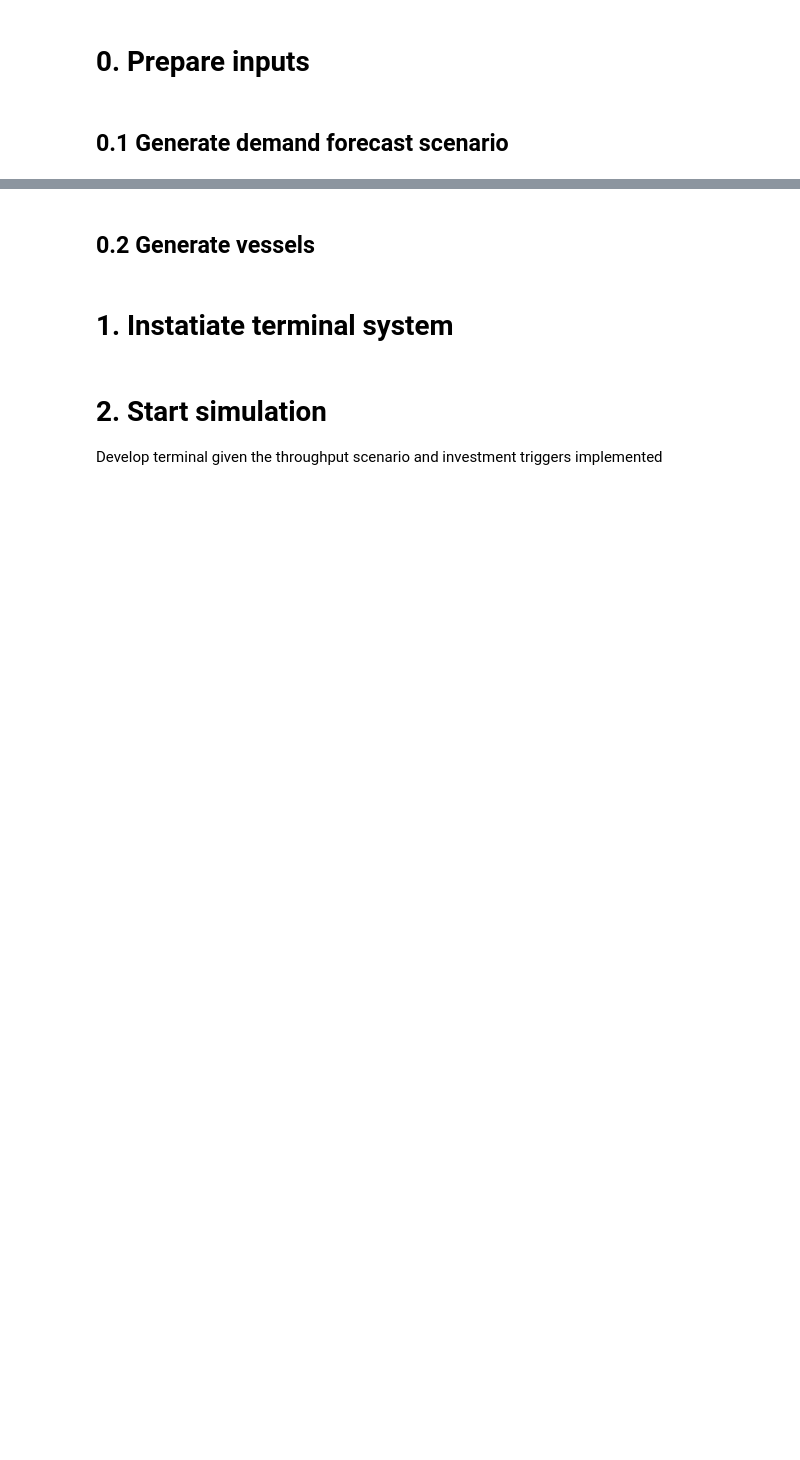
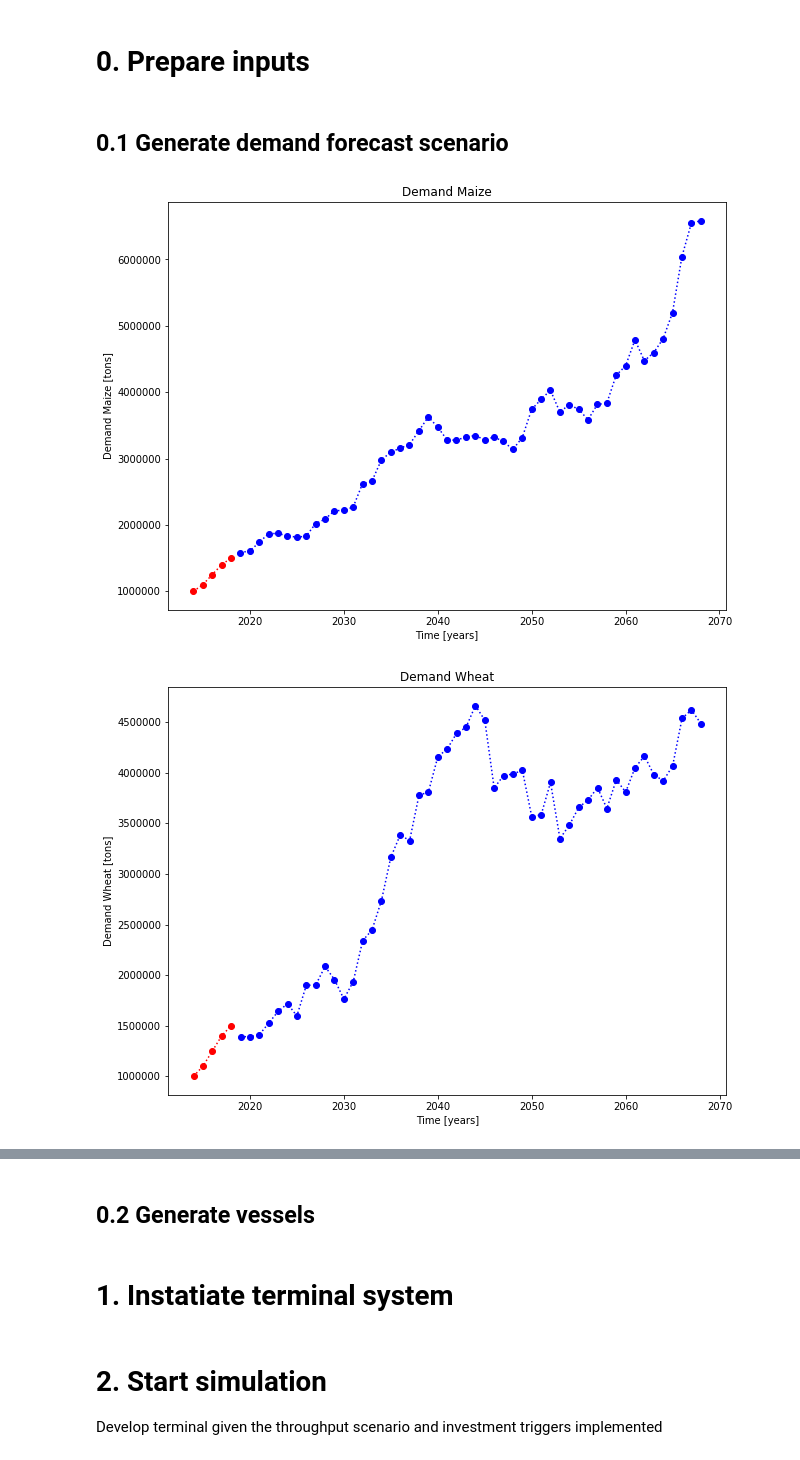
Before and after one commit to TUDelft-CITG/OpenTISim, a Jupyter notebook: notebooks/Example 01 - Basic example of terminal development.ipynb, the cells around one changed output, grey strips where cells are left out. Cells and saved outputs as stored; diff of their text form; code cells hidden in the pictures; blank space fills up the shorter version.

```diff
--- a/notebooks/Example 01 - Basic example of terminal development.ipynb
+++ b/notebooks/Example 01 - Basic example of terminal development.ipynb
@@ -9,18 +9,21 @@ from terminal_optimization import system
 # %%
 # instantiate a commodity object
 maize = objects.Commodity(**defaults.maize_data)
 wheat = objects.Commodity(**defaults.wheat_data)
 soybeans = objects.Commodity(**defaults.soybean_data)
 
 # create a future througput scenario
 maize.scenario_random(startyear = 2019, lifecycle = 50)
 wheat.scenario_random(startyear = 2019, lifecycle = 50)
 soybeans.scenario_random(startyear = 2019, lifecycle = 50)
 
 demand = [maize, wheat, soybeans]
 
 # plot scenarios
-if False:
+if True:
     maize.plot_demand()
     wheat.plot_demand()
     soybeans.plot_demand()
+# %% [output]
+[figure, added]
+[figure, added]
```
Also changed, not shown: parts of 9 cells of this notebook, 3 other files.
